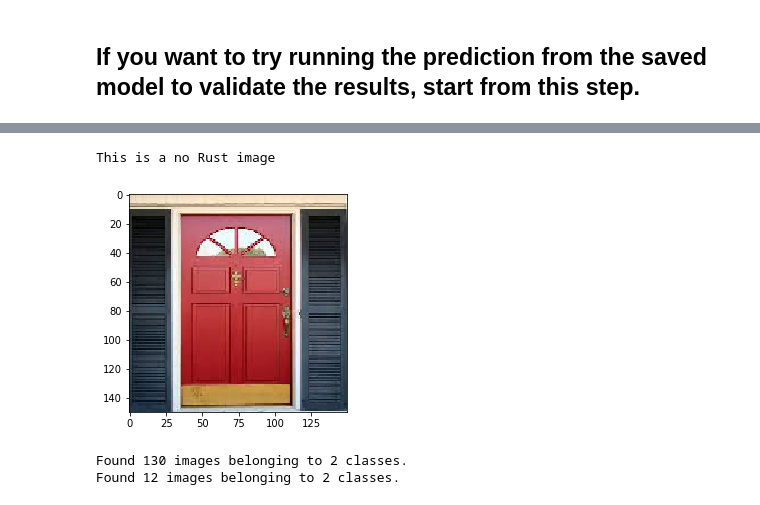
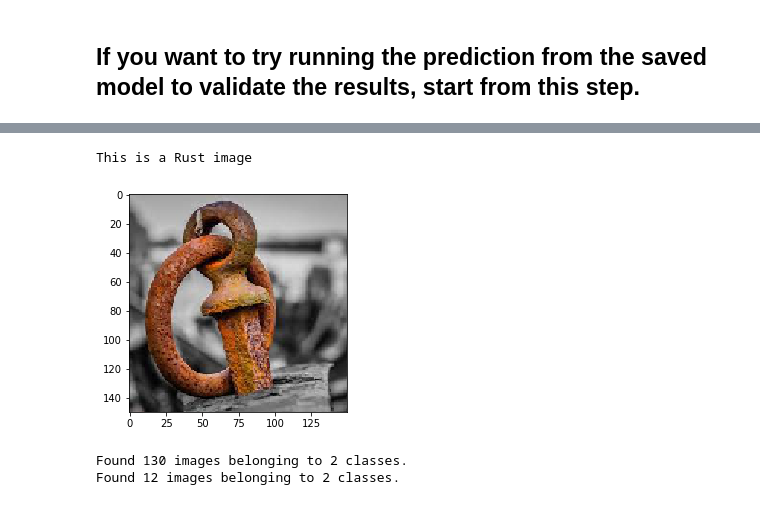
Before and after one commit to anirbankonar123/CorrosionDetector, a Jupyter notebook: rust_det-using-a-pretrained-convnet-VGG16.ipynb, the cells around one changed output, grey strips where cells are left out. Cells and saved outputs as stored; diff of their text form; code cells hidden in the pictures.

```diff
--- a/rust_det-using-a-pretrained-convnet-VGG16.ipynb
+++ b/rust_det-using-a-pretrained-convnet-VGG16.ipynb
@@ -346,18 +353,18 @@ plt.show()
 model = models.load_model('rustnorust_b/rustnorust_model.h5')
 # %%
 %matplotlib inline
-img_path_t_r = 'rustnorust_b/test/rust/rust.78.jpg'
-img_path_t_nr = 'rustnorust_b/test/norust/norust.65.jpg'
+img_path = 'rustnorust_b/test/rust/rust.81.jpg'
 
 # Read the image and resize it
-img = image.load_img(img_path_t_r, target_size=(150, 150))
+img = image.load_img(img_path, target_size=(150, 150))
 
 plt.imshow(img)
 # Convert it to a Numpy array with shape (150, 150, 3)
-x_t_r = image.img_to_array(img)
+test_x = image.img_to_array(img)
 # Reshape it to (1, 150, 150, 3)
-x_t_r = x_t_r.reshape((1,) + x_t_r.shape)
-rust_prob = model.predict(x_t_r)
+test_x = test_x.reshape((1,) + test_x.shape)
+test_x = test_x.astype('float32') / 255
+rust_prob = model.predict(test_x)
 
 if (rust_prob > 0.5):
     print("This is a Rust image")
@@ -368,0 +376,15 @@ This is a Rust image
+# %%
+img_path = 'rustnorust_b/test/norust/norust.71.jpg'
+img = image.load_img(img_path, target_size=(150, 150))
+plt.imshow(img)
+# Convert it to a Numpy array with shape (150, 150, 3)
+test_x = image.img_to_array(img)
+# Reshape it to (1, 150, 150, 3)
+test_x = test_x.reshape((1,) + test_x.shape)
+test_x = test_x.astype('float32') / 255
+rust_prob = model.predict(test_x)
+
+if (rust_prob > 0.5):
+    print("This is a Rust image")
+else:
+    print("This is a no Rust image")
@@ -369,17 +394,21 @@ This is a Rust image
 # %%
-img_nr = image.load_img(img_path_t_nr, target_size=(150, 150))
-x_t_nr = image.img_to_array(img_nr)
-x_t_nr = x_t_nr.reshape((1,) + x_t_nr.shape)
-rust_prob = model.predict(x_t_nr)
-plt.imshow(img_nr)
+img_path = '../rust.104.jpg'
+img = image.load_img(img_path, target_size=(150, 150))
+plt.imshow(img)
+# Convert it to a Numpy array with shape (150, 150, 3)
+test_x = image.img_to_array(img)
+# Reshape it to (1, 150, 150, 3)
+test_x = test_x.reshape((1,) + test_x.shape)
+test_x = test_x.astype('float32') / 255
+rust_prob = model.predict(test_x)
 
 if (rust_prob > 0.5):
     print("This is a Rust image")
 else:
     print("This is a no Rust image")
 # %% [output]
-This is a no Rust image
+This is a Rust image
-[figure, old version]
+[figure, new version]
 # %%
 base_dir = 'rustnorust_b'
 train_dir = os.path.join(base_dir, 'train')
```
Also changed, not shown: parts of 3 cells of this notebook.
